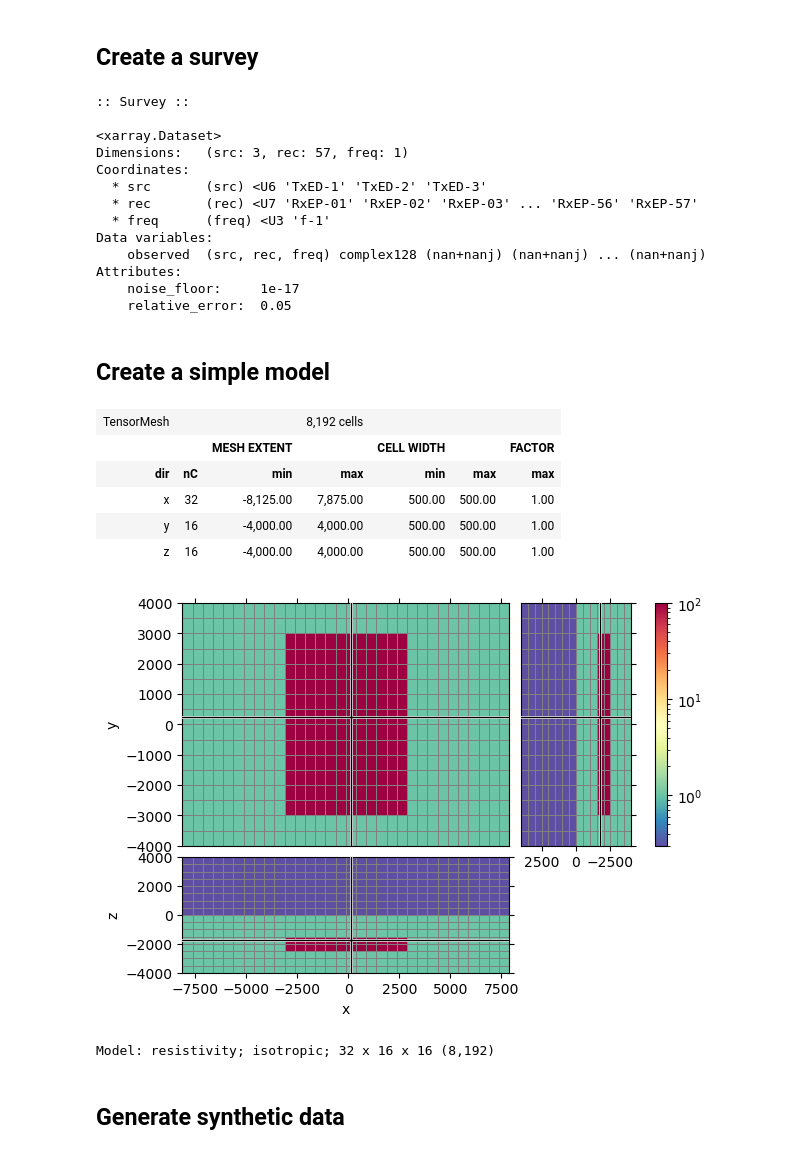
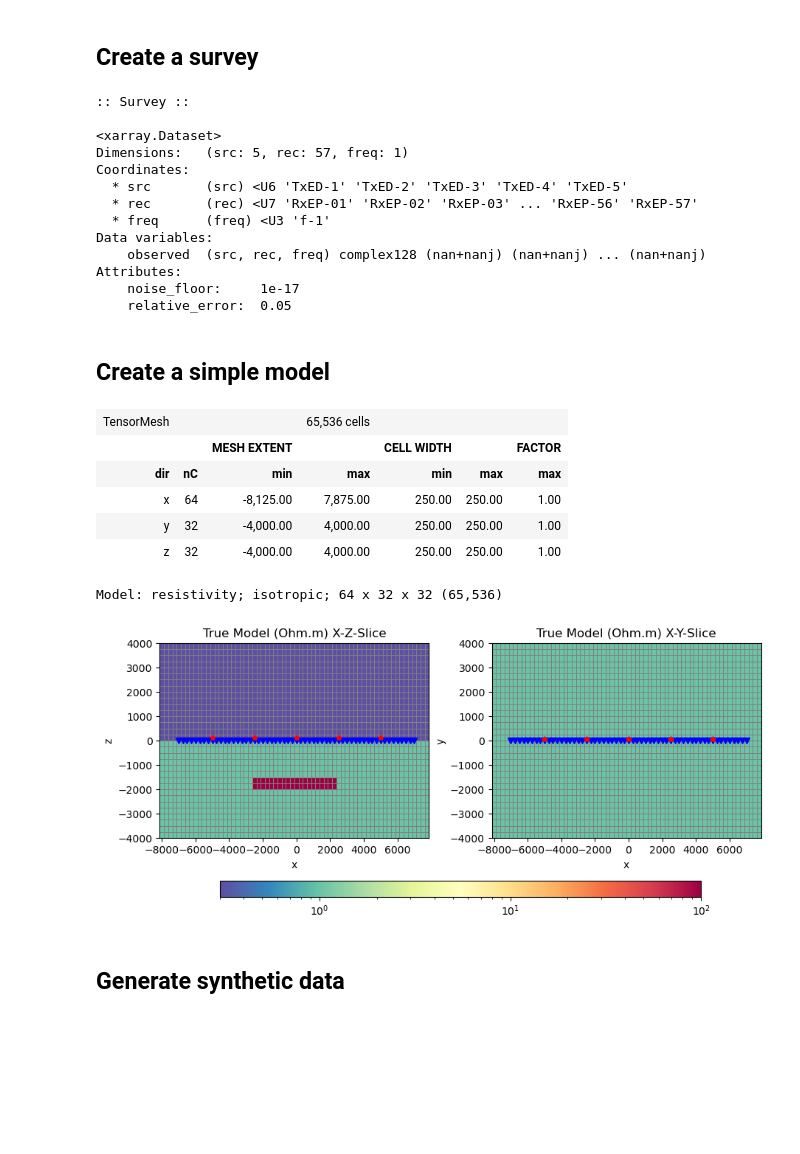
Before and after one commit to prisae/dev-pygimli-emg3d, a Jupyter notebook: SurveyDataModel.ipynb, the cells around one changed output. Cells and saved outputs as stored; diff of their text form; code cells hidden in the pictures; blank space fills up the shorter version.

```diff
--- a/SurveyDataModel.ipynb
+++ b/SurveyDataModel.ipynb
@@ -28,8 +22,8 @@ import emg3d
 - Coarse model: 3 src, 57 rec, 1 freq; 32 x 16 x 16 = 8,192 cells
 - Fine model: 5 src, 57 rec, 1 freq; 64 x 32 x 32 = 65,536 cells
 # %%
-coarse = True
-#coarse = False
+#coarse = True
+coarse = False
 # %% [markdown]
 ## Create a survey
 # %%
@@ -75,9 +69,9 @@ survey
 :: Survey ::
 
 <xarray.Dataset>
-Dimensions:   (src: 3, rec: 57, freq: 1)
+Dimensions:   (src: 5, rec: 57, freq: 1)
 Coordinates:
-  * src       (src) <U6 'TxED-1' 'TxED-2' 'TxED-3'
+  * src       (src) <U6 'TxED-1' 'TxED-2' 'TxED-3' 'TxED-4' 'TxED-5'
   * rec       (rec) <U7 'RxEP-01' 'RxEP-02' 'RxEP-03' ... 'RxEP-56' 'RxEP-57'
   * freq      (freq) <U3 'f-1'
 Data variables:
@@ -99,52 +93,52 @@ grid = emg3d.TensorMesh([hx, hyz, hyz], [-8125, -4000, -4000])
 # QC
 grid
 # %% [output]
-| TensorMesh |  |  | 8,192 cells |  |  |  |
+| TensorMesh |  |  | 65,536 cells |  |  |  |
 |  |  | MESH EXTENT |  | CELL WIDTH |  | FACTOR |
 | dir | nC | min | max | min | max | max |
-| x | 32 | -8,125.00 | 7,875.00 | 500.00 | 500.00 | 1.00 |
-| y | 16 | -4,000.00 | 4,000.00 | 500.00 | 500.00 | 1.00 |
-| z | 16 | -4,000.00 | 4,000.00 | 500.00 | 500.00 | 1.00 |
+| x | 64 | -8,125.00 | 7,875.00 | 250.00 | 250.00 | 1.00 |
+| y | 32 | -4,000.00 | 4,000.00 | 250.00 | 250.00 | 1.00 |
+| z | 32 | -4,000.00 | 4,000.00 | 250.00 | 250.00 | 1.00 |
 # %%
 # Initial model
 model = emg3d.Model(grid, 1.0)
 if coarse:
     model.property_x[:, :, 8:] = 0.3
 else:
     model.property_x[:, :, 16:] = 0.3
 
 # Model with a target
 tg_model = model.copy()
 if coarse:
     tg_model.property_x[10:-10, 2:-2, 3:5] = 100.0
 else:
     tg_model.property_x[22:-22, 5:-5, 8:10] = 100.0
 
-# QC, in resistivity (Ohm.m)
-popts = {'edgecolors': 'grey', 'linewidth': 0.5,
-         'cmap':'Spectral_r','norm':LogNorm(vmin=0.3, vmax=100)}
-grid.plot_3d_slicer(tg_model.property_x, pcolor_opts=popts, zslice=-1900)
+popts = {'edgecolors': 'grey', 'linewidth': 0.5, 'cmap':'Spectral_r','norm':LogNorm(vmin=0.3, vmax=100)}
+rec_coords = survey.receiver_coordinates()
+src_coords = survey.source_coordinates()
 
-if 0:
-    # Plot survey in figure above
-    fig = plt.gcf()
-    fig.suptitle('Resistivity model (Ohm.m) and survey layout')
-    axs = fig.get_children()
-    rec_coords = survey.receiver_coordinates()
-    src_coords = survey.source_coordinates()
-    axs[1].plot(rec_coords[0], rec_coords[1], 'bv')
-    axs[2].plot(rec_coords[0], rec_coords[2], 'bv')
-    axs[3].plot(rec_coords[2], rec_coords[1], 'bv')
-    axs[1].plot(src_coords[0], src_coords[1], 'r*')
-    axs[2].plot(src_coords[0], src_coords[2], 'r*')
-    axs[3].plot(src_coords[2], src_coords[1], 'r*')
-    plt.show()
+fig, (ax1, ax2) = plt.subplots(1, 2, figsize=(9, 4), constrained_layout=True, sharex=True)
+
+opts = {'v_type': 'CC', 'normal': 'Y', 'pcolor_opts': popts}
+out1, = grid.plot_slice(tg_model.property_x.ravel('F'), ax=ax1, **opts)
+ax1.set_title(f"True Model (Ohm.m) X-Z-Slice")
+ax1.plot(rec_coords[0], rec_coords[1], 'bv')
+ax1.plot(src_coords[0], src_coords[1], 'r*')
+
+opts = {'v_type': 'CC', 'normal': 'Z', 'pcolor_opts': popts}
+out2, = grid.plot_slice(tg_model.property_x.ravel('F'), ax=ax2, ind=1, **opts)
+ax2.set_title(f"True Model (Ohm.m) X-Y-Slice")
+ax2.plot(rec_coords[0], rec_coords[2], 'bv')
+ax2.plot(src_coords[0], src_coords[2], 'r*')
+
+plt.colorbar(out1, ax=(ax1, ax2), orientation='horizontal', fraction=.1, shrink=.8, aspect=30)
 
 # QC
 tg_model
 # %% [output]
+Model: resistivity; isotropic; 64 x 32 x 32 (65,536)
-[figure, old version]
+[figure, new version]
-Model: resistivity; isotropic; 32 x 16 x 16 (8,192)
 # %% [markdown]
 ## Generate synthetic data
 # %%
```
Also changed, not shown: parts of 10 cells of this notebook, 4 other files.
